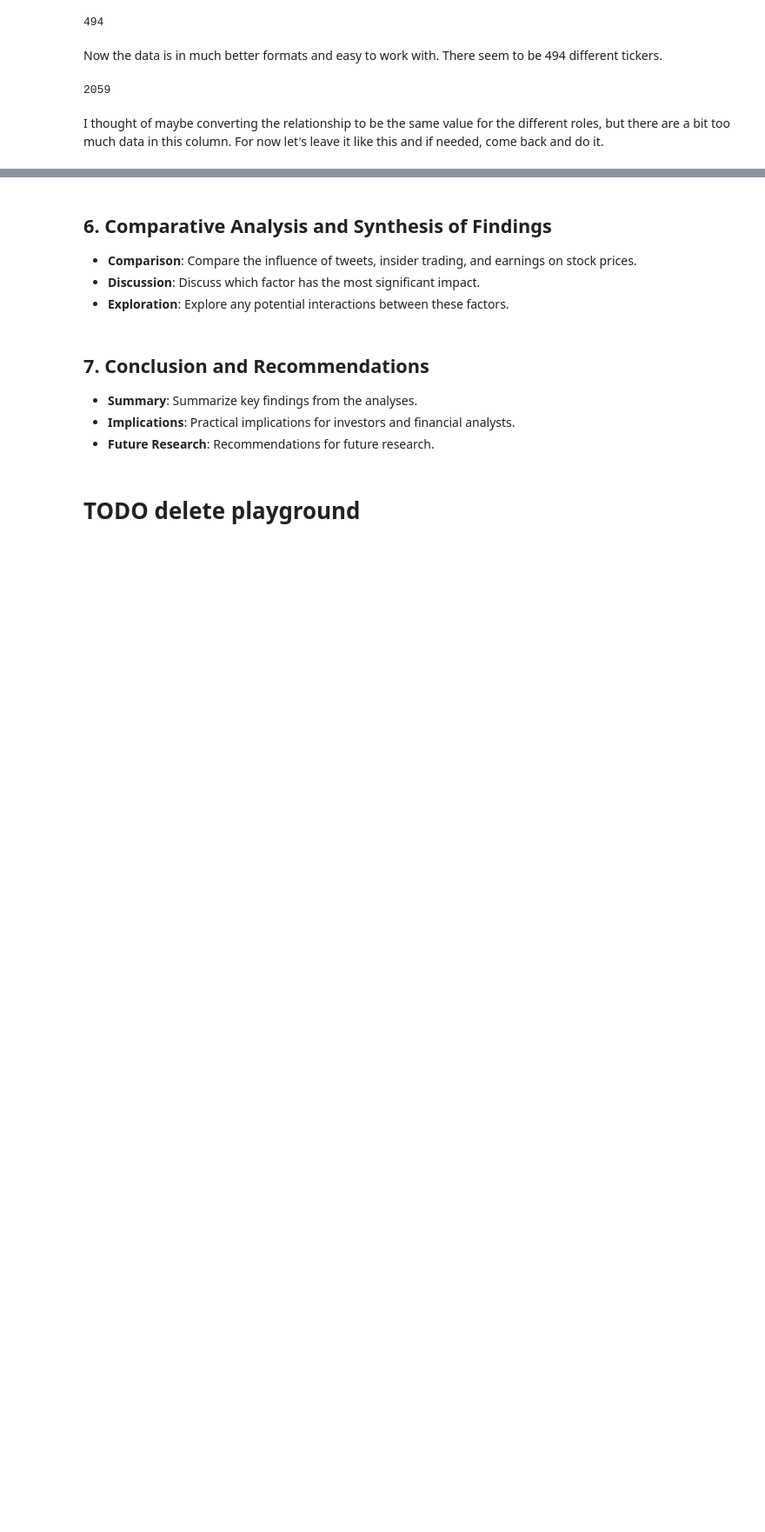
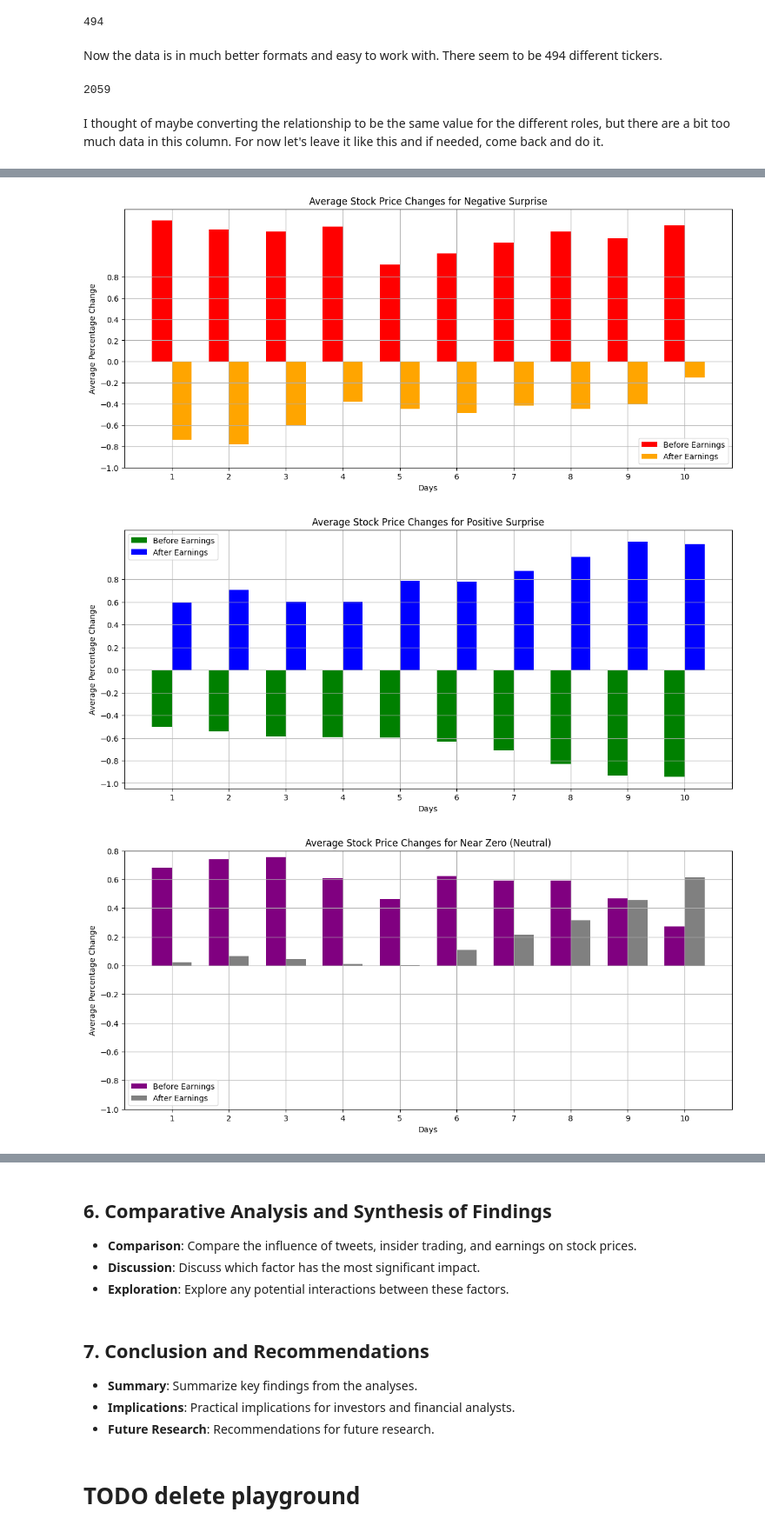
Before and after one commit to thunder913/Data-Science, a Jupyter notebook: stock_analysis.ipynb, the cells around one changed output, grey strips where cells are left out. Shown at 87% size. Drawn from its saved outputs; the diff is of its cells as text; code cells hidden in the pictures; blank space fills up the shorter version.

Commit message:
Add analysis for earnings

```diff
--- a/stock_analysis.ipynb
+++ b/stock_analysis.ipynb
@@ -331,0 +501,10 @@ TODO do this about all the datasets
+# %%
+neutral_threshold = 0.5
+
+merged_data['eps_category'] = np.where(
+    merged_data['eps_diff_percent'] > neutral_threshold, 'Positive Surprise',
+    np.where(
+        merged_data['eps_diff_percent'] < -neutral_threshold, 'Negative Surprise',
+        'Near Zero'
+    )
+)
@@ -331,0 +527,70 @@ TODO do this about all the datasets
+# %%
+# Calculate the percentage change for each day before and after the earnings announcement
+for day in range(1, event_window_end - 1):
+    merged_data[f'change_{day}_days_before'] = merged_data.apply(
+        lambda row: calculate_diff_percent(row[f'price_{day}_days_before'], row[f'close']), axis=1
+    )
+
+    merged_data[f'change_{day}_days_after'] = merged_data.apply(
+        lambda row: calculate_diff_percent(row[f'price_{day}_days_after'], row[f'close']), axis=1
+    )
+# %%
+import numpy as np
+import matplotlib.pyplot as plt
+
+def plot_avg_changes(data, category, color_before, color_after):
+    """
+    Plot average stock price changes before and after earnings for a given category.
+
+    Parameters:
+    - data: DataFrame containing the filtered data for the category.
+    - category: String name of the category (e.g., 'Negative Surprise').
+    - color_before: Color for the 'Before Earnings' bars.
+    - color_after: Color for the 'After Earnings' bars.
+    """
+    average_changes_before = []
+    average_changes_after = []
+
+    for day in range(1, 11):
+        avg_before = data[f'change_{day}_days_before'].mean()
+        avg_after = data[f'change_{day}_days_after'].mean()
+        average_changes_before.append(avg_before)
+        average_changes_after.append(avg_after)
+
+    # Plotting the results
+    days = np.arange(1, 11)
+    bar_width = 0.35
+
+    plt.figure(figsize=(14, 6))
+
+    plt.bar(days - bar_width/2, average_changes_before, width=bar_width, color=color_before, label='Before Earnings')
+    plt.bar(days + bar_width/2, average_changes_after, width=bar_width, color=color_after, label='After Earnings')
+
+    plt.title(f'Average Stock Price Changes for {category}')
+    plt.xlabel('Days')
+    plt.ylabel('Average Percentage Change')
+    plt.xticks(days)
+    plt.yticks(np.arange(-1, 1, step=0.2))
+    plt.legend()
+    plt.grid(True)
+    plt.show()
+
+# Assuming merged_data is already loaded and available
+
+# Filter data for each category
+negative_surprise_data = merged_data[merged_data['eps_category'] == 'Negative Surprise']
+positive_surprise_data = merged_data[merged_data['eps_category'] == 'Positive Surprise']
+neutral_data = merged_data[merged_data['eps_category'] == 'Near Zero']
+
+# Plot for Negative Surprise
+plot_avg_changes(negative_surprise_data, 'Negative Surprise', color_before='red', color_after='orange')
+
+# Plot for Positive Surprise
+plot_avg_changes(positive_surprise_data, 'Positive Surprise', color_before='green', color_after='blue')
+
+# Plot for Near Zero (Neutral)
+plot_avg_changes(neutral_data, 'Near Zero (Neutral)', color_before='purple', color_after='gray')
+# %% [output]
+[figure, added]
+[figure, added]
+[figure, added]
```
Also changed, not shown: parts of 42 cells of this notebook.
